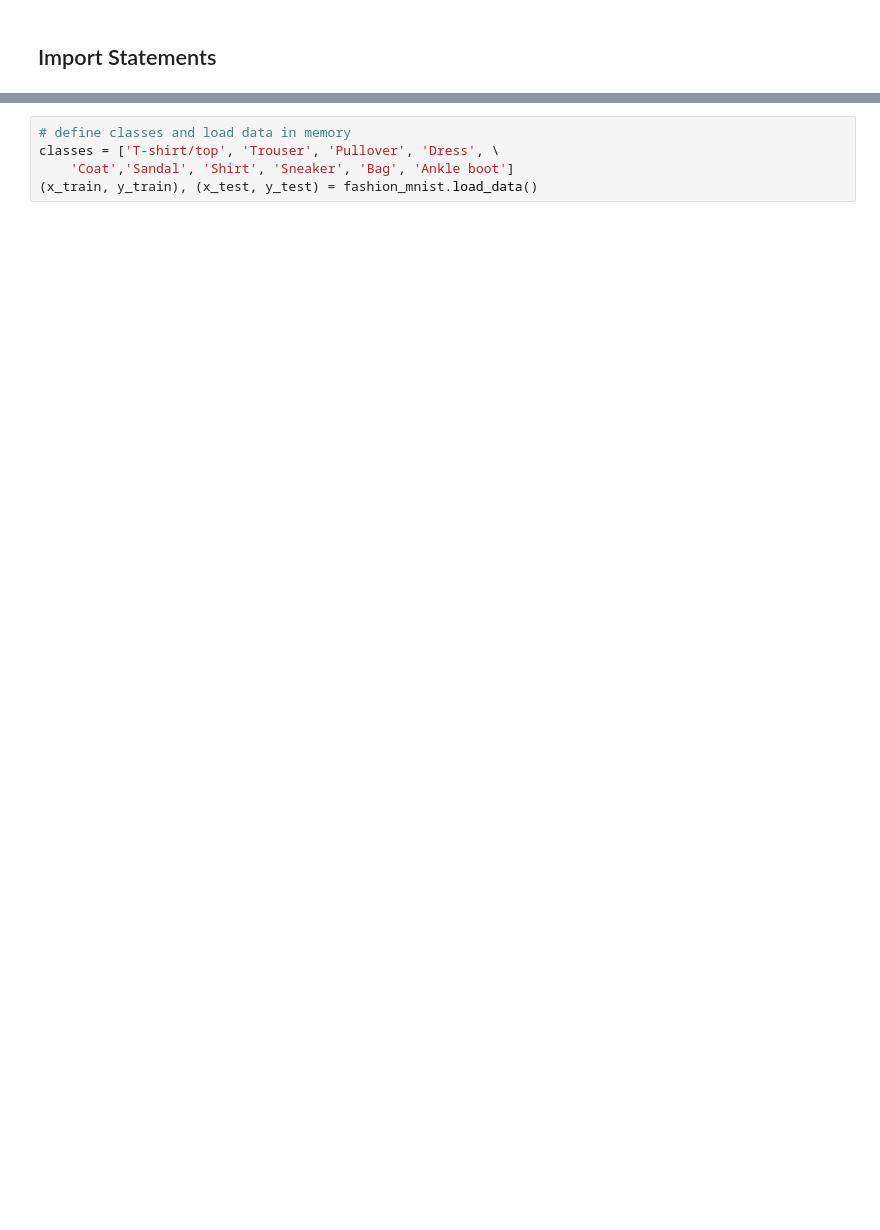
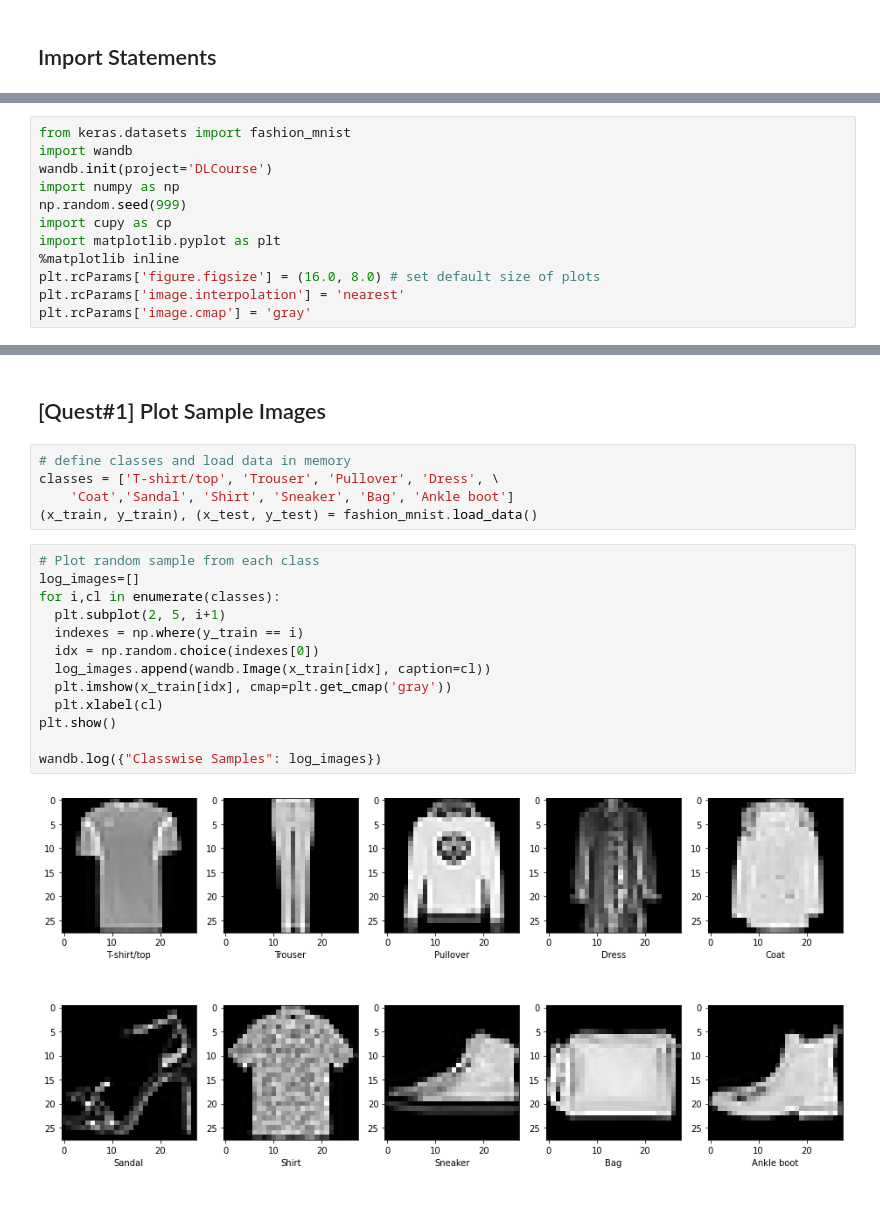
Before and after one commit to RamanHacks/Assign1_DL, a Jupyter notebook: notebook.ipynb, the cells around one changed output, grey strips where cells are left out. Cells and saved outputs as stored; diff of their text form; blank space fills up the shorter version.

```diff
--- a/notebook.ipynb
+++ b/notebook.ipynb
@@ -36,0 +15,12 @@ Syncing run dark-lion-1 to Weights & Biases (docs).
+# %%
+from keras.datasets import fashion_mnist
+import wandb
+wandb.init(project='DLCourse')
+import numpy as np
+np.random.seed(999)
+import cupy as cp
+import matplotlib.pyplot as plt
+%matplotlib inline
+plt.rcParams['figure.figsize'] = (16.0, 8.0) # set default size of plots
+plt.rcParams['image.interpolation'] = 'nearest'
+plt.rcParams['image.cmap'] = 'gray'
@@ -37,5 +33,24 @@ Syncing run dark-lion-1 to Weights & Biases (docs).
+# %% [markdown]
+## [Quest#1] Plot Sample Images
 # %%
 # define classes and load data in memory
 classes = ['T-shirt/top', 'Trouser', 'Pullover', 'Dress', \
     'Coat','Sandal', 'Shirt', 'Sneaker', 'Bag', 'Ankle boot']
 (x_train, y_train), (x_test, y_test) = fashion_mnist.load_data()
+# %%
+# Plot random sample from each class
+log_images=[]
+for i,cl in enumerate(classes):
+  plt.subplot(2, 5, i+1)
+  indexes = np.where(y_train == i)
+  idx = np.random.choice(indexes[0])
+  log_images.append(wandb.Image(x_train[idx], caption=cl))
+  plt.imshow(x_train[idx], cmap=plt.get_cmap('gray'))
+  plt.xlabel(cl)
+plt.show()
+
+wandb.log({"Classwise Samples": log_images})
+# %% [output]
+[figure, added]
+# %% [markdown]
+<br>
```
Also changed, not shown: parts of 11 cells of this notebook, 2 other files.
